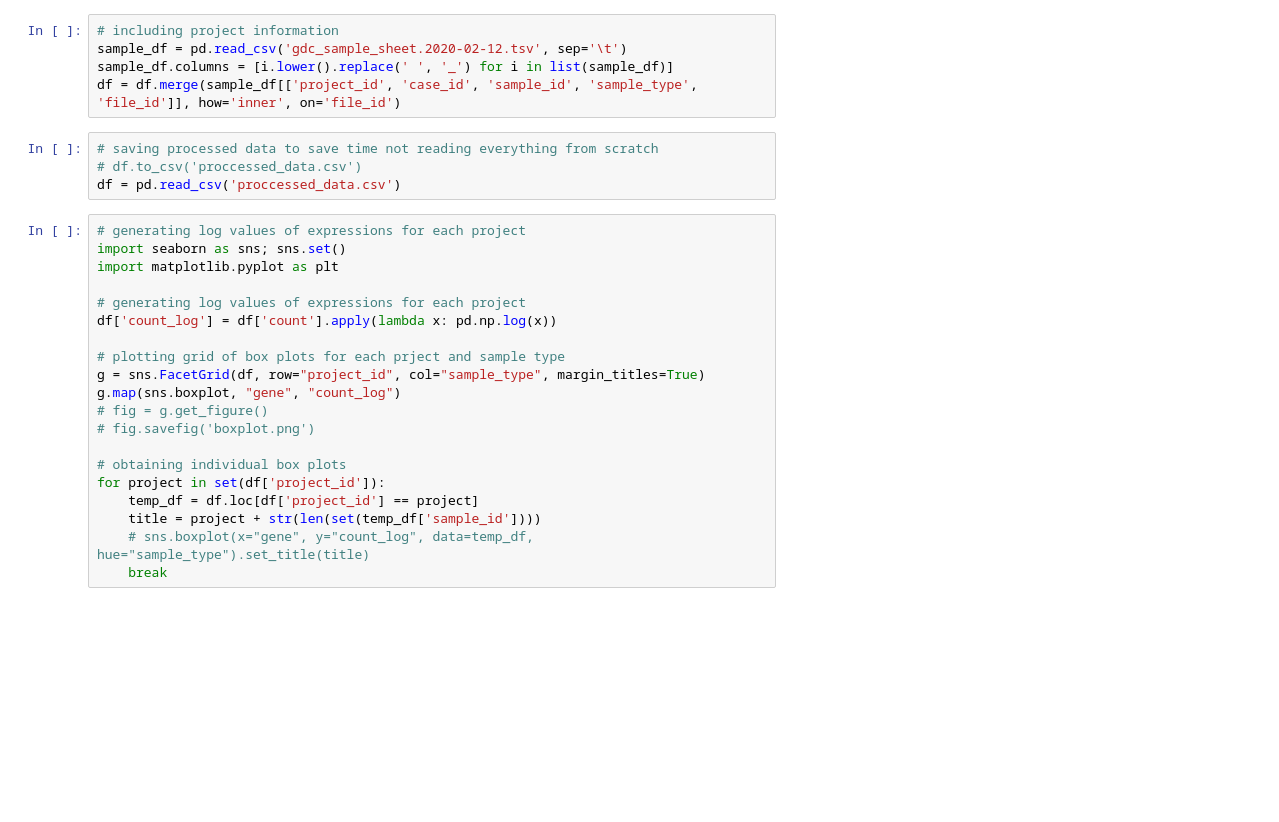
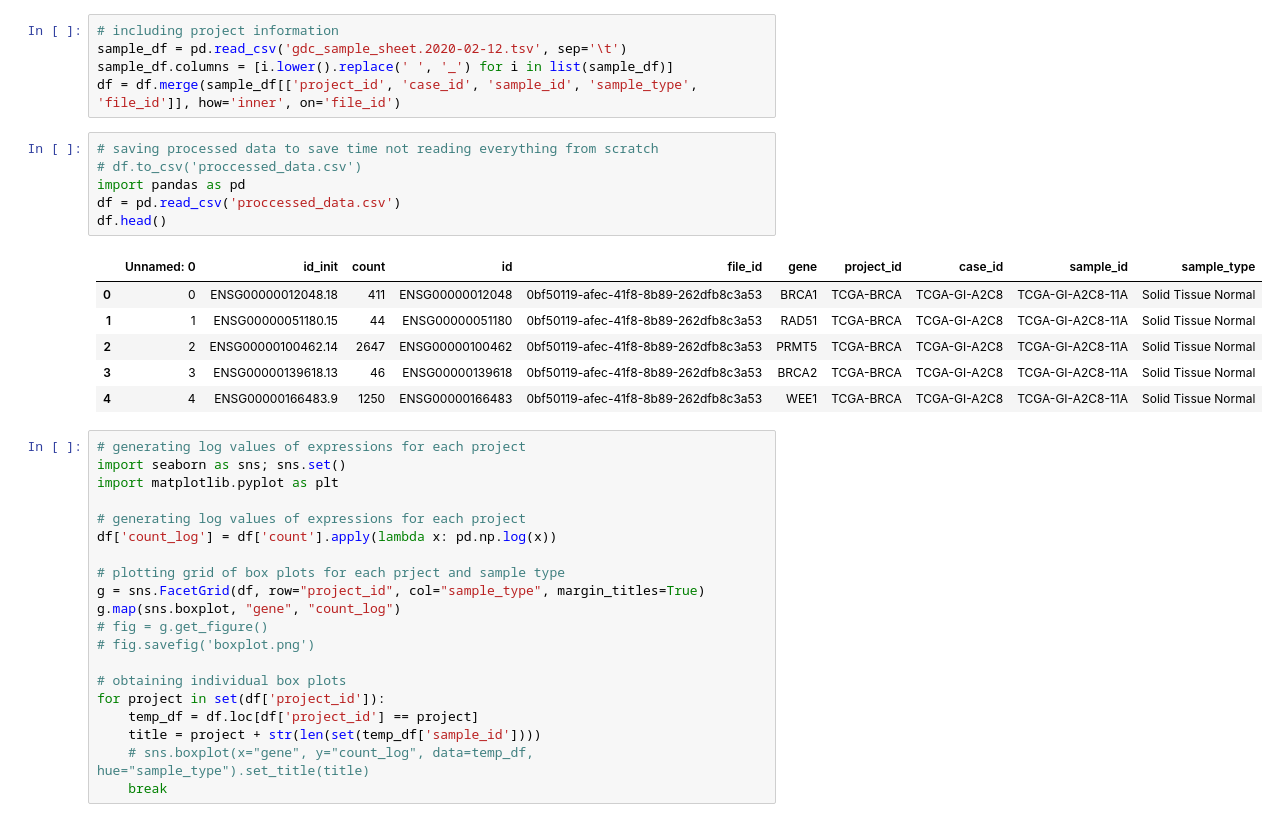
Before and after one commit to aretasg/gene-correlation-analysis, a Jupyter notebook: correlation_nb.ipynb, the cells around one changed output. Drawn from its saved outputs; the diff is of its cells as text; blank space fills up the shorter version.

```diff
--- a/correlation_nb.ipynb
+++ b/correlation_nb.ipynb
@@ -43,7 +43,16 @@ df = df.merge(sample_df[['project_id', 'case_id', 'sample_id', 'sample_type', 'f
 # %%
 # saving processed data to save time not reading everything from scratch
 # df.to_csv('proccessed_data.csv')
+import pandas as pd
 df = pd.read_csv('proccessed_data.csv')
+df.head()
+# %% [output]
+|  | Unnamed: 0 | id_init | count | id | file_id | gene | project_id | case_id | sample_id | sample_type |
+| 0 | 0 | ENSG00000012048.18 | 411 | ENSG00000012048 | 0bf50119-afec-41f8-8b89-262dfb8c3a53 | BRCA1 | TCGA-BRCA | TCGA-GI-A2C8 | TCGA-GI-A2C8-11A | Solid Tissue Normal |
+| 1 | 1 | ENSG00000051180.15 | 44 | ENSG00000051180 | 0bf50119-afec-41f8-8b89-262dfb8c3a53 | RAD51 | TCGA-BRCA | TCGA-GI-A2C8 | TCGA-GI-A2C8-11A | Solid Tissue Normal |
+| 2 | 2 | ENSG00000100462.14 | 2647 | ENSG00000100462 | 0bf50119-afec-41f8-8b89-262dfb8c3a53 | PRMT5 | TCGA-BRCA | TCGA-GI-A2C8 | TCGA-GI-A2C8-11A | Solid Tissue Normal |
+| 3 | 3 | ENSG00000139618.13 | 46 | ENSG00000139618 | 0bf50119-afec-41f8-8b89-262dfb8c3a53 | BRCA2 | TCGA-BRCA | TCGA-GI-A2C8 | TCGA-GI-A2C8-11A | Solid Tissue Normal |
+| 4 | 4 | ENSG00000166483.9 | 1250 | ENSG00000166483 | 0bf50119-afec-41f8-8b89-262dfb8c3a53 | WEE1 | TCGA-BRCA | TCGA-GI-A2C8 | TCGA-GI-A2C8-11A | Solid Tissue Normal |
 # %%
 # generating log values of expressions for each project
 import seaborn as sns; sns.set()
```
Also changed, not shown: parts of 3 cells of this notebook, 1 other file.
